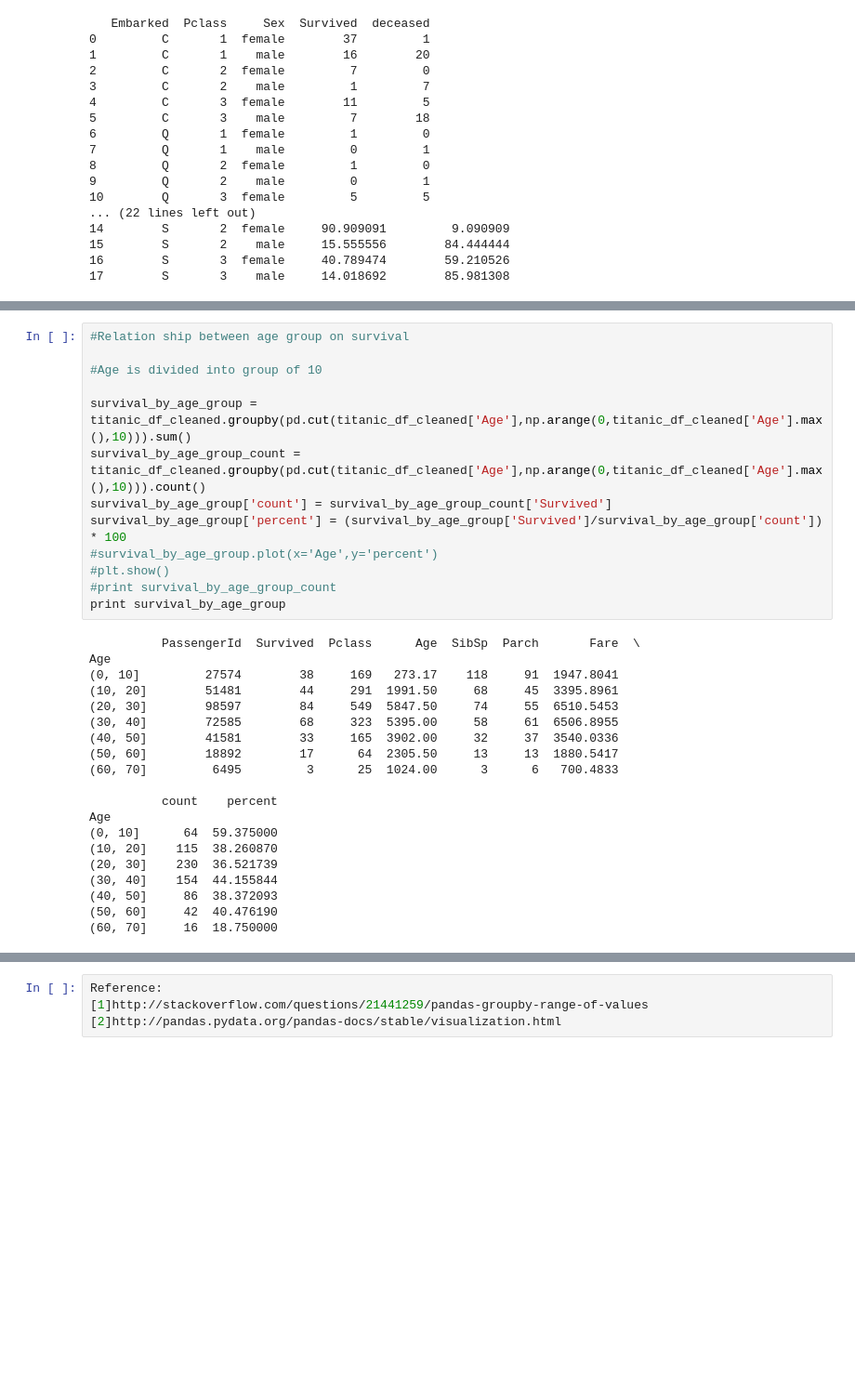
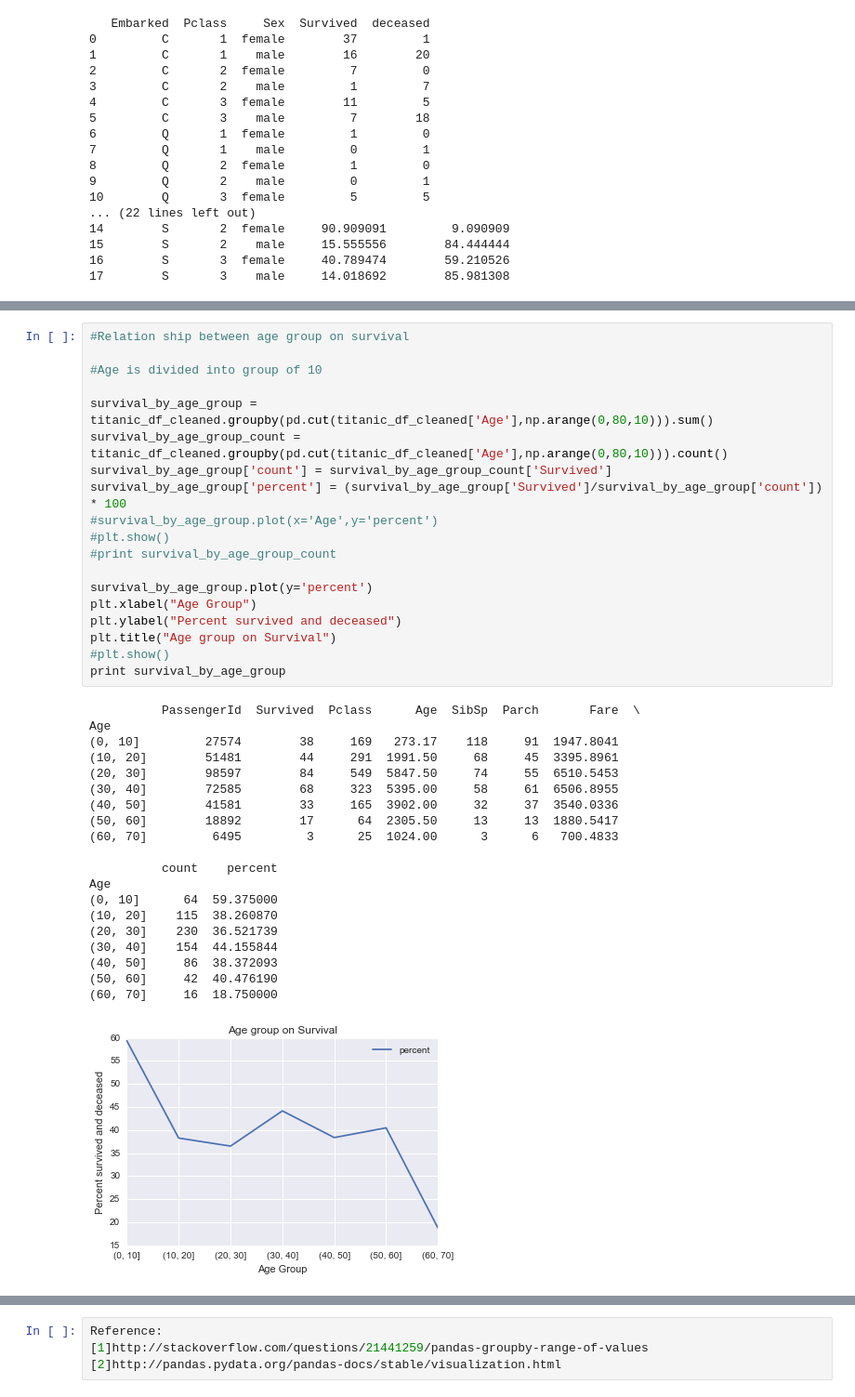
Before and after one commit to praveen-mg/Titanic-Data-Analysis, a Jupyter notebook: Titanic-Data-Analysis.ipynb, the cells around one changed output, grey strips where cells are left out. Shown at 93% size. Saved outputs shown, nothing was run; the diff lists cells and outputs as text; blank space fills up the shorter version.

```diff
--- a/Titanic-Data-Analysis.ipynb
+++ b/Titanic-Data-Analysis.ipynb
@@ -275,32 +276,39 @@ For instance 37.5% male survived in first class compared to 15.56% of male in se
 #Relation ship between age group on survival
 
 #Age is divided into group of 10
 
-survival_by_age_group = titanic_df_cleaned.groupby(pd.cut(titanic_df_cleaned['Age'],np.arange(0,titanic_df_cleaned['Age'].max(),10))).sum()
-survival_by_age_group_count = titanic_df_cleaned.groupby(pd.cut(titanic_df_cleaned['Age'],np.arange(0,titanic_df_cleaned['Age'].max(),10))).count()
+survival_by_age_group = titanic_df_cleaned.groupby(pd.cut(titanic_df_cleaned['Age'],np.arange(0,80,10))).sum()
+survival_by_age_group_count = titanic_df_cleaned.groupby(pd.cut(titanic_df_cleaned['Age'],np.arange(0,80,10))).count()
 survival_by_age_group['count'] = survival_by_age_group_count['Survived']
 survival_by_age_group['percent'] = (survival_by_age_group['Survived']/survival_by_age_group['count']) * 100
 #survival_by_age_group.plot(x='Age',y='percent')
 #plt.show()
 #print survival_by_age_group_count
+
+survival_by_age_group.plot(y='percent')
+plt.xlabel("Age Group")
+plt.ylabel("Percent survived and deceased")
+plt.title("Age group on Survival")
+#plt.show()
 print survival_by_age_group
 # %% [output]
           PassengerId  Survived  Pclass      Age  SibSp  Parch       Fare  \
 Age
 (0, 10]         27574        38     169   273.17    118     91  1947.8041
 (10, 20]        51481        44     291  1991.50     68     45  3395.8961
 (20, 30]        98597        84     549  5847.50     74     55  6510.5453
 (30, 40]        72585        68     323  5395.00     58     61  6506.8955
 (40, 50]        41581        33     165  3902.00     32     37  3540.0336
 (50, 60]        18892        17      64  2305.50     13     13  1880.5417
 (60, 70]         6495         3      25  1024.00      3      6   700.4833
 
           count    percent
 Age
 (0, 10]      64  59.375000
 (10, 20]    115  38.260870
 (20, 30]    230  36.521739
 (30, 40]    154  44.155844
 (40, 50]     86  38.372093
 (50, 60]     42  40.476190
 (60, 70]     16  18.750000
+[figure, added]
```
Also changed, not shown: parts of 17 cells of this notebook, 1 other file.
